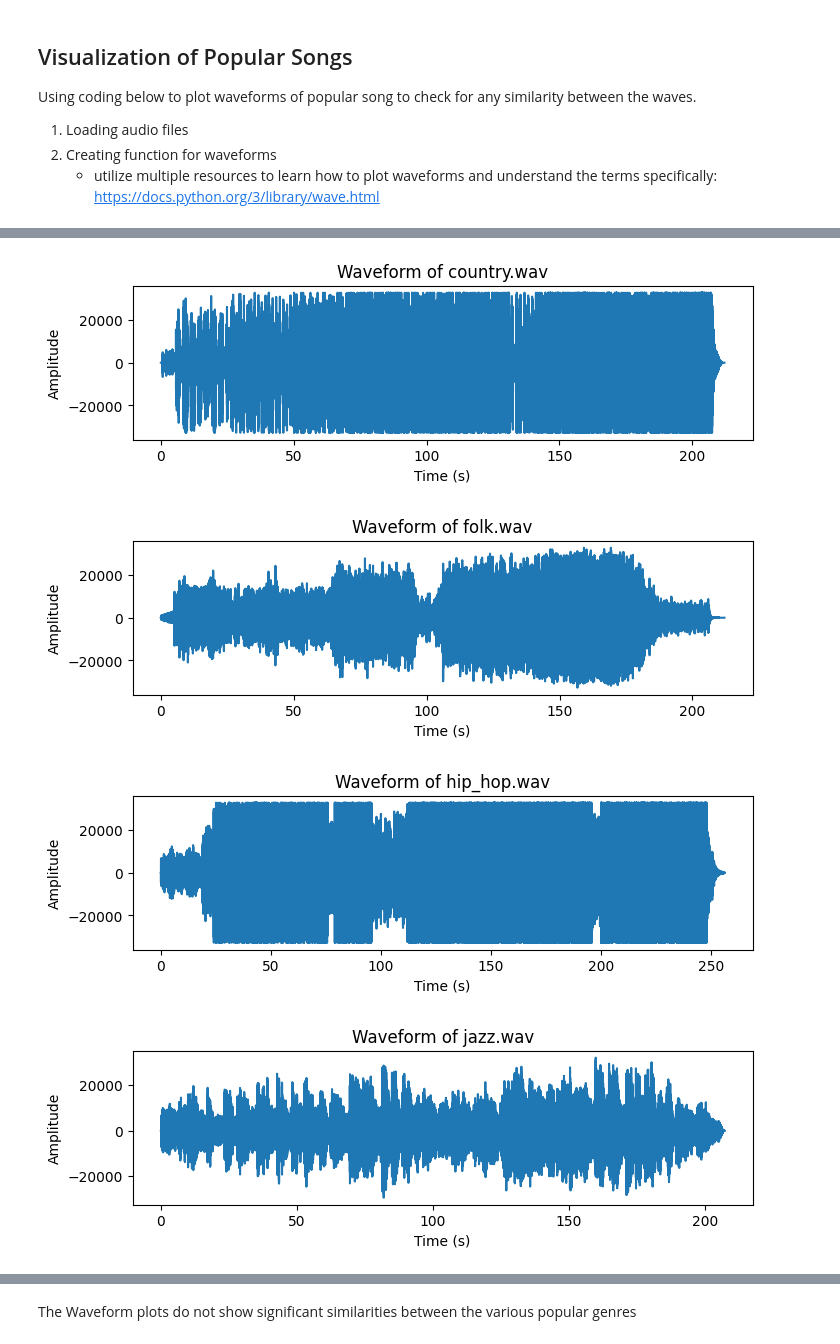
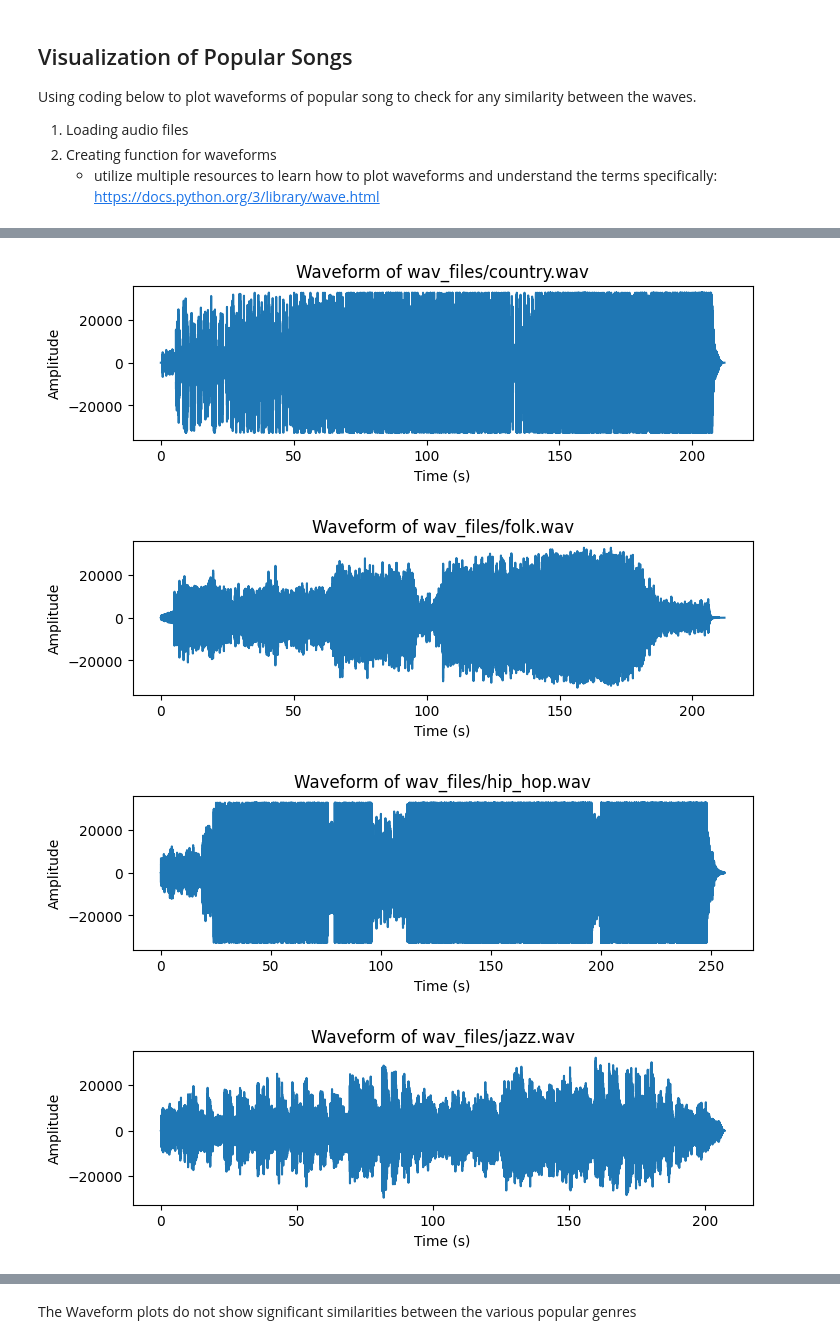
Before and after one commit to luckycarms/Music, a Jupyter notebook: music.ipynb, the cells around one changed output, grey strips where cells are left out. Drawn from its saved outputs; the diff is of its cells as text; code cells hidden in the pictures.

Commit message:
updated files and folders and code to reflect files in new folders

```diff
--- a/music.ipynb
+++ b/music.ipynb
@@ -537,6 +538,4 @@ print(audio_spotify)
 # %%
-
-# Creating a function that will read the audio files as binary data so that they are able to plot as waveforms
 
 
 def waveform(df, audiofile):
@@ -548,7 +547,7 @@ def waveform(df, audiofile):
 
     Parameters:
     df (pandas.DataFrame): The DataFrame that houses the data, typically containing audio file paths.
-    audiofile (str): The name of the audio file to be processed (e.g., "classical.wav").
+    audiofile (str): The name of the audio file to be processed.
 
     Returns:
     None: This function plots the waveform of the audio file.
@@ -559,6 +558,9 @@ def waveform(df, audiofile):
         print(f"{audiofile} not found in the DataFrame!")
         return
 
+    # Retrieve the file path from the DataFrame (assuming 'audio_file' column contains the full path)
+    file_path = df.loc[df['audio_file'] == audiofile, 'audio_file'].values[0]
+
     # Check if the file has a valid extension
     if not audiofile.lower().endswith('.wav'):
         print("This function currently only handles WAV files.")
@@ -566,7 +568,7 @@ def waveform(df, audiofile):
 
     # Load the audio file
     try:
-        with wave.open(audiofile, 'rb') as wav_file:
+        with wave.open(file_path, 'rb') as wav_file:
             # Get parameters
             parameters = wav_file.getparams()
             number_channels = parameters[0]
@@ -599,21 +601,23 @@ def waveform(df, audiofile):
     plt.ylabel("Amplitude")
     plt.show()
 
-# Example usage (assuming you have a DataFrame 'df' containing your audio file paths)
-audio_path = ['classical.wav', 'country.wav', 'folk.wav', 'hip_hop.wav', 'jazz.wav', 'latin.wav', 'lofi.wav', 'metal.wav', 'pop.wav', 'r&b.wav', 'rock.wav']
-audio_popular = pd.DataFrame({'audio_file': file_names,
-                   'audio_data': audio_data})
+# Example usage
+folder_path = 'wav_files'
+audio_paths = [os.path.join(folder_path, filename) for filename in os.listdir(folder_path) if filename.endswith('.wav')]
+
+# Create a DataFrame with the paths of the audio files
+audio_popular = pd.DataFrame({'audio_file': audio_paths})
 # %%
 # plotting most popular by genre on spotify waveforms on songs to check if any similarities in music
-waveform(audio_popular, 'classical.wav')
-waveform(audio_popular, 'country.wav')
-waveform(audio_popular, 'folk.wav')
-waveform(audio_popular, 'hip_hop.wav')
-waveform(audio_popular, 'jazz.wav')
-waveform(audio_popular, 'latin.wav')
-waveform(audio_popular, 'lofi.wav')
-waveform(audio_popular, 'metal.wav')
-waveform(audio_popular, 'pop.wav')
-waveform(audio_popular, 'r&b.wav')
-waveform(audio_popular, 'rock.wav')
+waveform(audio_popular, 'wav_files/classical.wav')
+waveform(audio_popular, 'wav_files/country.wav')
+waveform(audio_popular, 'wav_files/folk.wav')
+waveform(audio_popular, 'wav_files/hip_hop.wav')
+waveform(audio_popular, 'wav_files/jazz.wav')
+waveform(audio_popular, 'wav_files/latin.wav')
+waveform(audio_popular, 'wav_files/lofi.wav')
+waveform(audio_popular, 'wav_files/metal.wav')
+waveform(audio_popular, 'wav_files/pop.wav')
+waveform(audio_popular, 'wav_files/r&b.wav')
+waveform(audio_popular, 'wav_files/rock.wav')
 # %% [output]
@@ -621,4 +625,4 @@ waveform(audio_popular, 'rock.wav')
-[figure, old version]
+[figure, new version]
-[figure, old version]
+[figure, new version]
-[figure, old version]
+[figure, new version]
-[figure, old version]
+[figure, new version]
```
Also changed, not shown: parts of 5 cells of this notebook, 1 other file.
